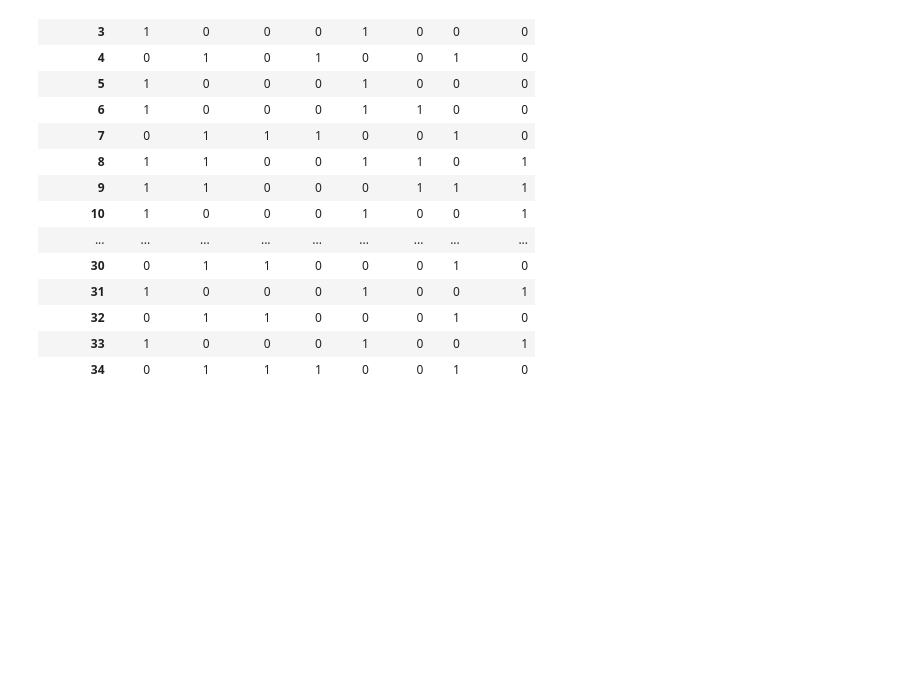
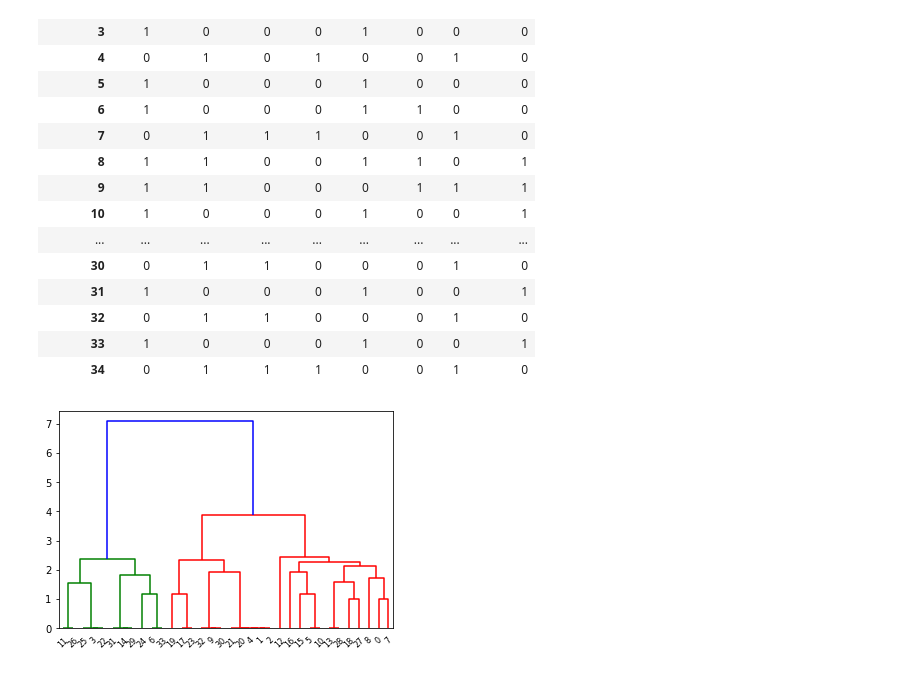
Before and after one commit to egorserdyuk/ASU-Datascience, a Jupyter notebook: Hierarchical Cluster Analysis/lab51.ipynb, the cells around one changed output. Saved outputs shown, nothing was run; the diff lists cells and outputs as text; code cells hidden in the pictures; blank space fills up the shorter version.

```diff
--- a/Hierarchical Cluster Analysis/lab51.ipynb
+++ b/Hierarchical Cluster Analysis/lab51.ipynb
@@ -21,3 +23,9 @@ df = pd.read_csv("beverage_r.csv", sep=";", index_col="numb.obs")
 | 32 | 0 | 1 | 1 | 0 | 0 | 0 | 1 | 0 |
 | 33 | 1 | 0 | 0 | 0 | 1 | 0 | 0 | 1 |
 | 34 | 0 | 1 | 1 | 1 | 0 | 0 | 1 | 0 |
+# %%
+link = linkage(df, 'ward', 'euclidean')
+# %%
+dn = dendrogram(link)
+# %% [output]
+[figure, added]
```
Also changed, not shown: parts of 2 cells of this notebook.
